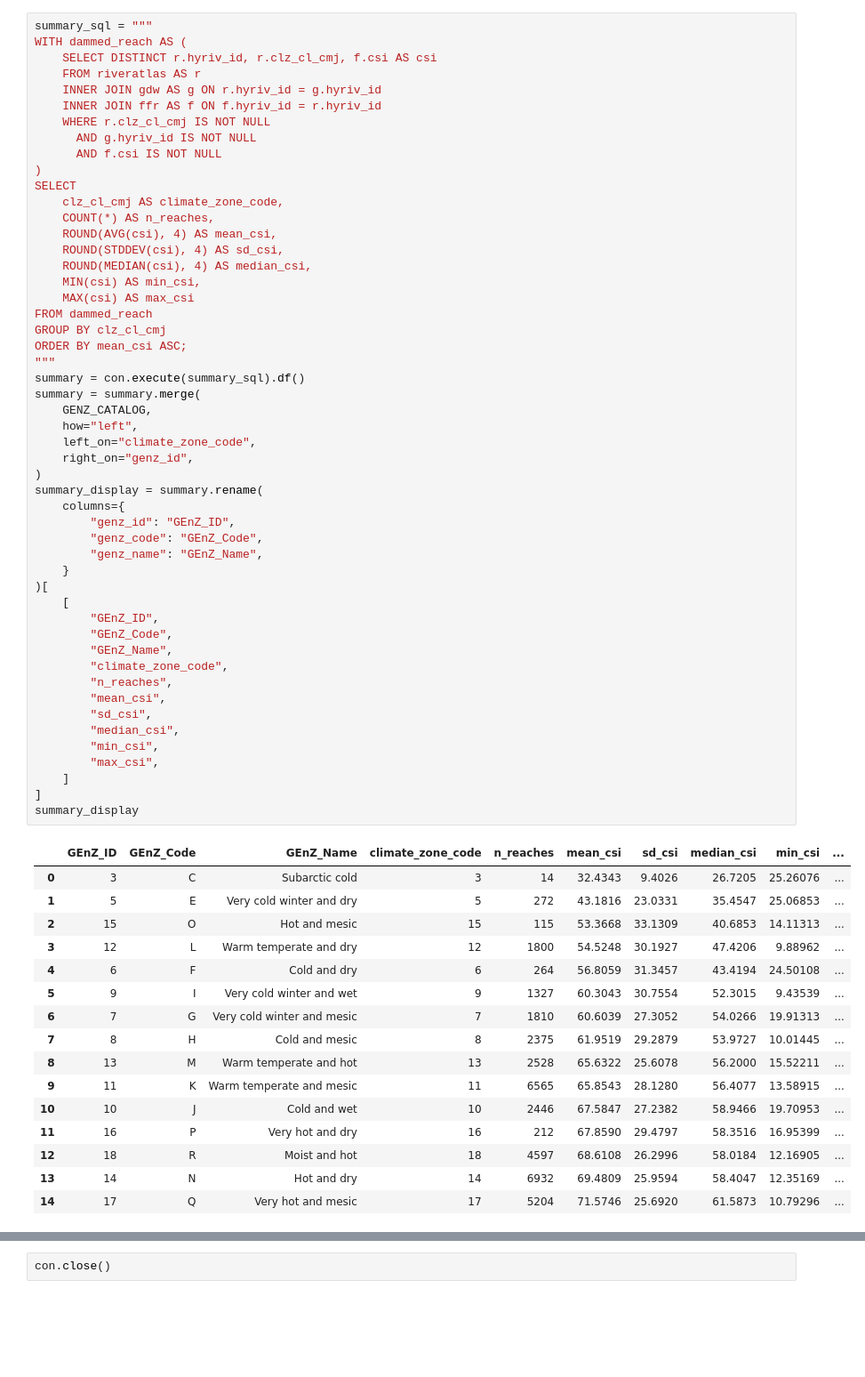
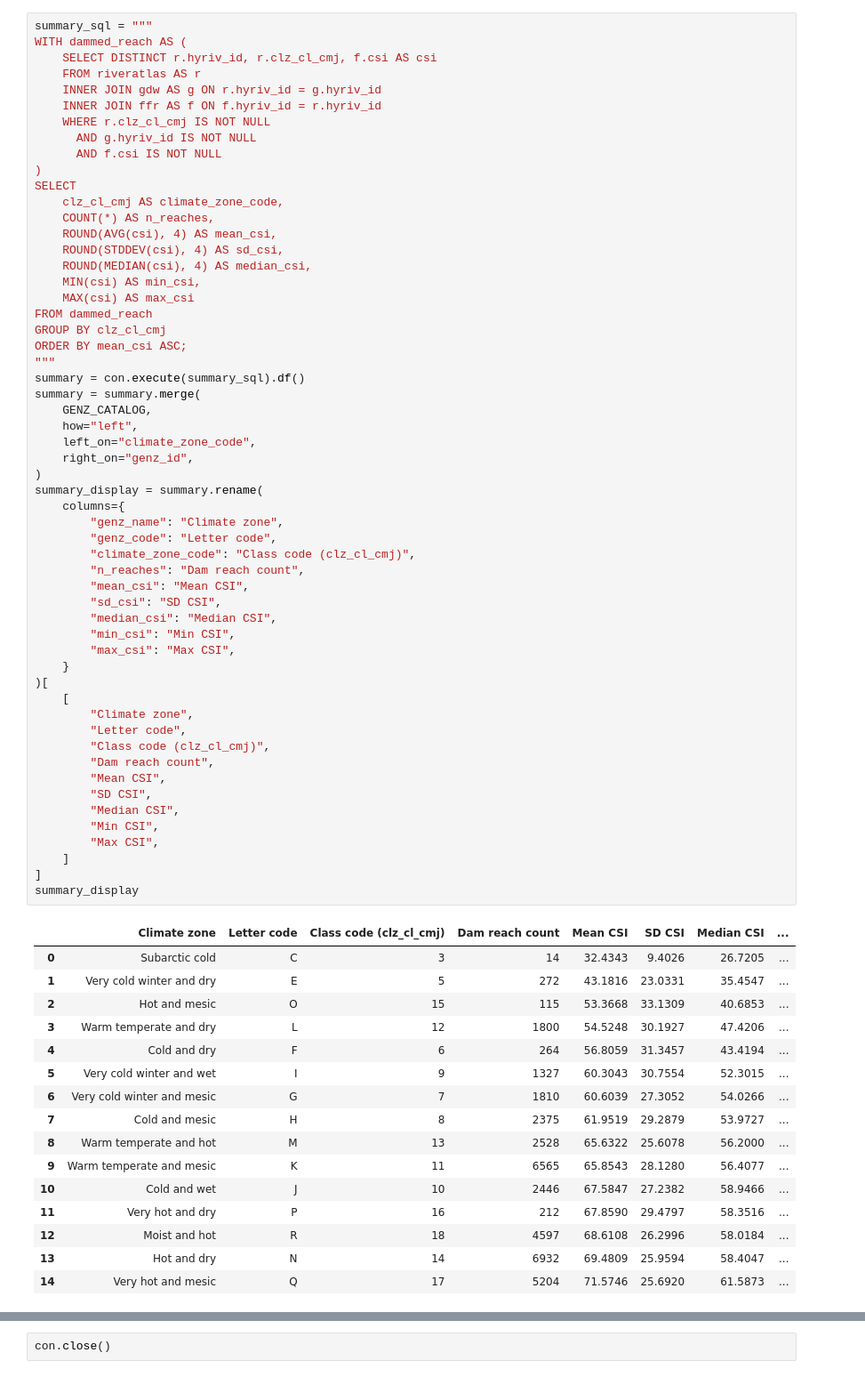
Before and after one commit to lucianbluescher/SuperBADD, a Jupyter notebook: notebooks/climate_csi_exploration.ipynb, the cells around one changed output, grey strips where cells are left out. Shown at 89% size. Drawn from its saved outputs; the diff is of its cells as text; blank space fills up the shorter version.

```diff
--- a/notebooks/climate_csi_exploration.ipynb
+++ b/notebooks/climate_csi_exploration.ipynb
@@ -86,60 +103,65 @@ WITH dammed_reach AS (
       AND f.csi IS NOT NULL
 )
 SELECT
     clz_cl_cmj AS climate_zone_code,
     COUNT(*) AS n_reaches,
     ROUND(AVG(csi), 4) AS mean_csi,
     ROUND(STDDEV(csi), 4) AS sd_csi,
     ROUND(MEDIAN(csi), 4) AS median_csi,
     MIN(csi) AS min_csi,
     MAX(csi) AS max_csi
 FROM dammed_reach
 GROUP BY clz_cl_cmj
 ORDER BY mean_csi ASC;
 """
 summary = con.execute(summary_sql).df()
 summary = summary.merge(
     GENZ_CATALOG,
     how="left",
     left_on="climate_zone_code",
     right_on="genz_id",
 )
 summary_display = summary.rename(
     columns={
-        "genz_id": "GEnZ_ID",
-        "genz_code": "GEnZ_Code",
-        "genz_name": "GEnZ_Name",
+        "genz_name": "Climate zone",
+        "genz_code": "Letter code",
+        "climate_zone_code": "Class code (clz_cl_cmj)",
+        "n_reaches": "Dam reach count",
+        "mean_csi": "Mean CSI",
+        "sd_csi": "SD CSI",
+        "median_csi": "Median CSI",
+        "min_csi": "Min CSI",
+        "max_csi": "Max CSI",
     }
 )[
     [
-        "GEnZ_ID",
-        "GEnZ_Code",
-        "GEnZ_Name",
-        "climate_zone_code",
-        "n_reaches",
-        "mean_csi",
-        "sd_csi",
-        "median_csi",
-        "min_csi",
-        "max_csi",
+        "Climate zone",
+        "Letter code",
+        "Class code (clz_cl_cmj)",
+        "Dam reach count",
+        "Mean CSI",
+        "SD CSI",
+        "Median CSI",
+        "Min CSI",
+        "Max CSI",
     ]
 ]
 summary_display
 # %% [output]
-|  | GEnZ_ID | GEnZ_Code | GEnZ_Name | climate_zone_code | n_reaches | mean_csi | sd_csi | median_csi | min_csi | ... |
-| 0 | 3 | C | Subarctic cold | 3 | 14 | 32.4343 | 9.4026 | 26.7205 | 25.26076 | ... |
-| 1 | 5 | E | Very cold winter and dry | 5 | 272 | 43.1816 | 23.0331 | 35.4547 | 25.06853 | ... |
-| 2 | 15 | O | Hot and mesic | 15 | 115 | 53.3668 | 33.1309 | 40.6853 | 14.11313 | ... |
-| 3 | 12 | L | Warm temperate and dry | 12 | 1800 | 54.5248 | 30.1927 | 47.4206 | 9.88962 | ... |
-| 4 | 6 | F | Cold and dry | 6 | 264 | 56.8059 | 31.3457 | 43.4194 | 24.50108 | ... |
-| 5 | 9 | I | Very cold winter and wet | 9 | 1327 | 60.3043 | 30.7554 | 52.3015 | 9.43539 | ... |
-| 6 | 7 | G | Very cold winter and mesic | 7 | 1810 | 60.6039 | 27.3052 | 54.0266 | 19.91313 | ... |
-| 7 | 8 | H | Cold and mesic | 8 | 2375 | 61.9519 | 29.2879 | 53.9727 | 10.01445 | ... |
-| 8 | 13 | M | Warm temperate and hot | 13 | 2528 | 65.6322 | 25.6078 | 56.2000 | 15.52211 | ... |
-| 9 | 11 | K | Warm temperate and mesic | 11 | 6565 | 65.8543 | 28.1280 | 56.4077 | 13.58915 | ... |
-| 10 | 10 | J | Cold and wet | 10 | 2446 | 67.5847 | 27.2382 | 58.9466 | 19.70953 | ... |
-| 11 | 16 | P | Very hot and dry | 16 | 212 | 67.8590 | 29.4797 | 58.3516 | 16.95399 | ... |
-| 12 | 18 | R | Moist and hot | 18 | 4597 | 68.6108 | 26.2996 | 58.0184 | 12.16905 | ... |
-| 13 | 14 | N | Hot and dry | 14 | 6932 | 69.4809 | 25.9594 | 58.4047 | 12.35169 | ... |
-| 14 | 17 | Q | Very hot and mesic | 17 | 5204 | 71.5746 | 25.6920 | 61.5873 | 10.79296 | ... |
+|  | Climate zone | Letter code | Class code (clz_cl_cmj) | Dam reach count | Mean CSI | SD CSI | Median CSI | ... |
+| 0 | Subarctic cold | C | 3 | 14 | 32.4343 | 9.4026 | 26.7205 | ... |
+| 1 | Very cold winter and dry | E | 5 | 272 | 43.1816 | 23.0331 | 35.4547 | ... |
+| 2 | Hot and mesic | O | 15 | 115 | 53.3668 | 33.1309 | 40.6853 | ... |
+| 3 | Warm temperate and dry | L | 12 | 1800 | 54.5248 | 30.1927 | 47.4206 | ... |
+| 4 | Cold and dry | F | 6 | 264 | 56.8059 | 31.3457 | 43.4194 | ... |
+| 5 | Very cold winter and wet | I | 9 | 1327 | 60.3043 | 30.7554 | 52.3015 | ... |
+| 6 | Very cold winter and mesic | G | 7 | 1810 | 60.6039 | 27.3052 | 54.0266 | ... |
+| 7 | Cold and mesic | H | 8 | 2375 | 61.9519 | 29.2879 | 53.9727 | ... |
+| 8 | Warm temperate and hot | M | 13 | 2528 | 65.6322 | 25.6078 | 56.2000 | ... |
+| 9 | Warm temperate and mesic | K | 11 | 6565 | 65.8543 | 28.1280 | 56.4077 | ... |
+| 10 | Cold and wet | J | 10 | 2446 | 67.5847 | 27.2382 | 58.9466 | ... |
+| 11 | Very hot and dry | P | 16 | 212 | 67.8590 | 29.4797 | 58.3516 | ... |
+| 12 | Moist and hot | R | 18 | 4597 | 68.6108 | 26.2996 | 58.0184 | ... |
+| 13 | Hot and dry | N | 14 | 6932 | 69.4809 | 25.9594 | 58.4047 | ... |
+| 14 | Very hot and mesic | Q | 17 | 5204 | 71.5746 | 25.6920 | 61.5873 | ... |
 # %% [markdown]
```
Also changed, not shown: parts of 14 cells of this notebook, 6 other files.
